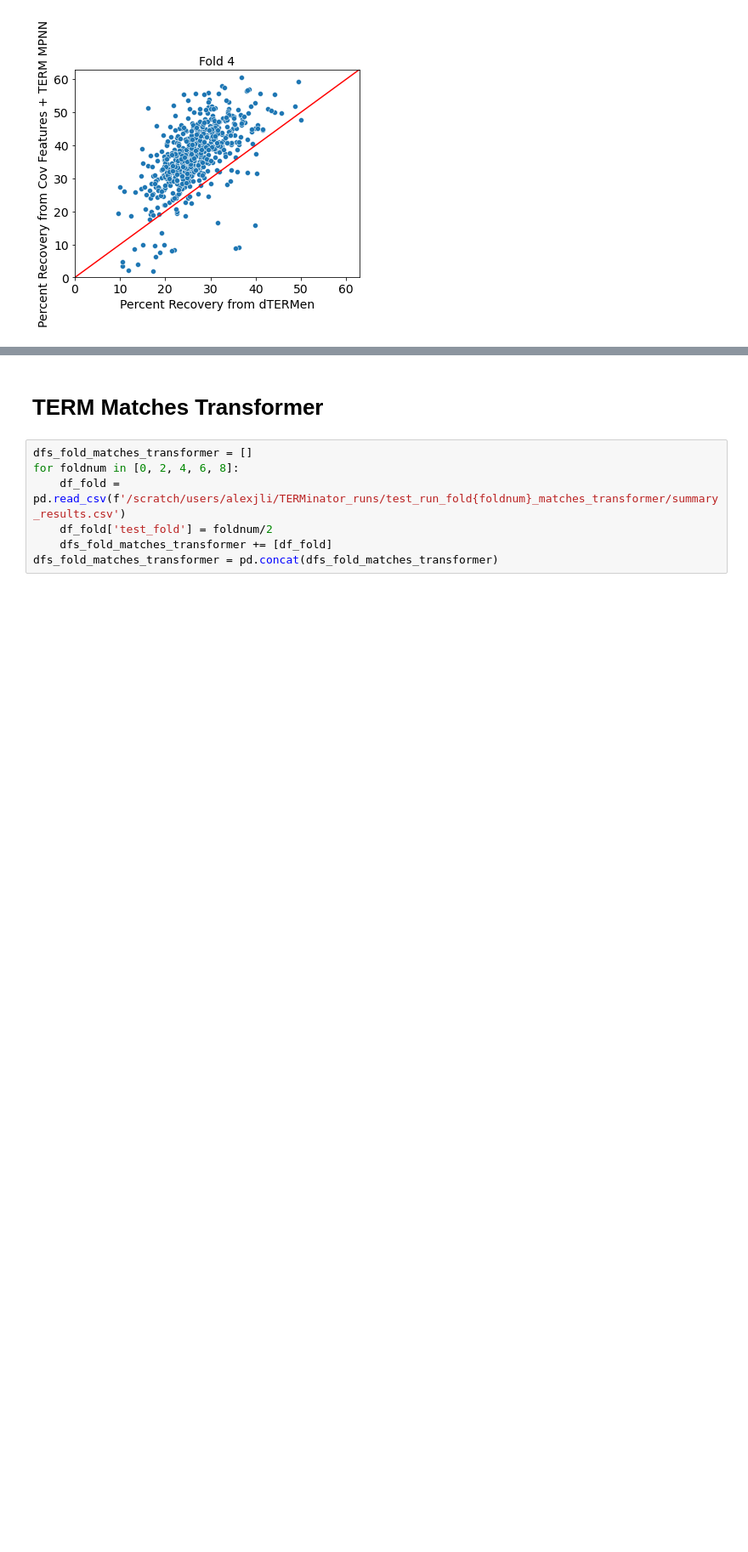
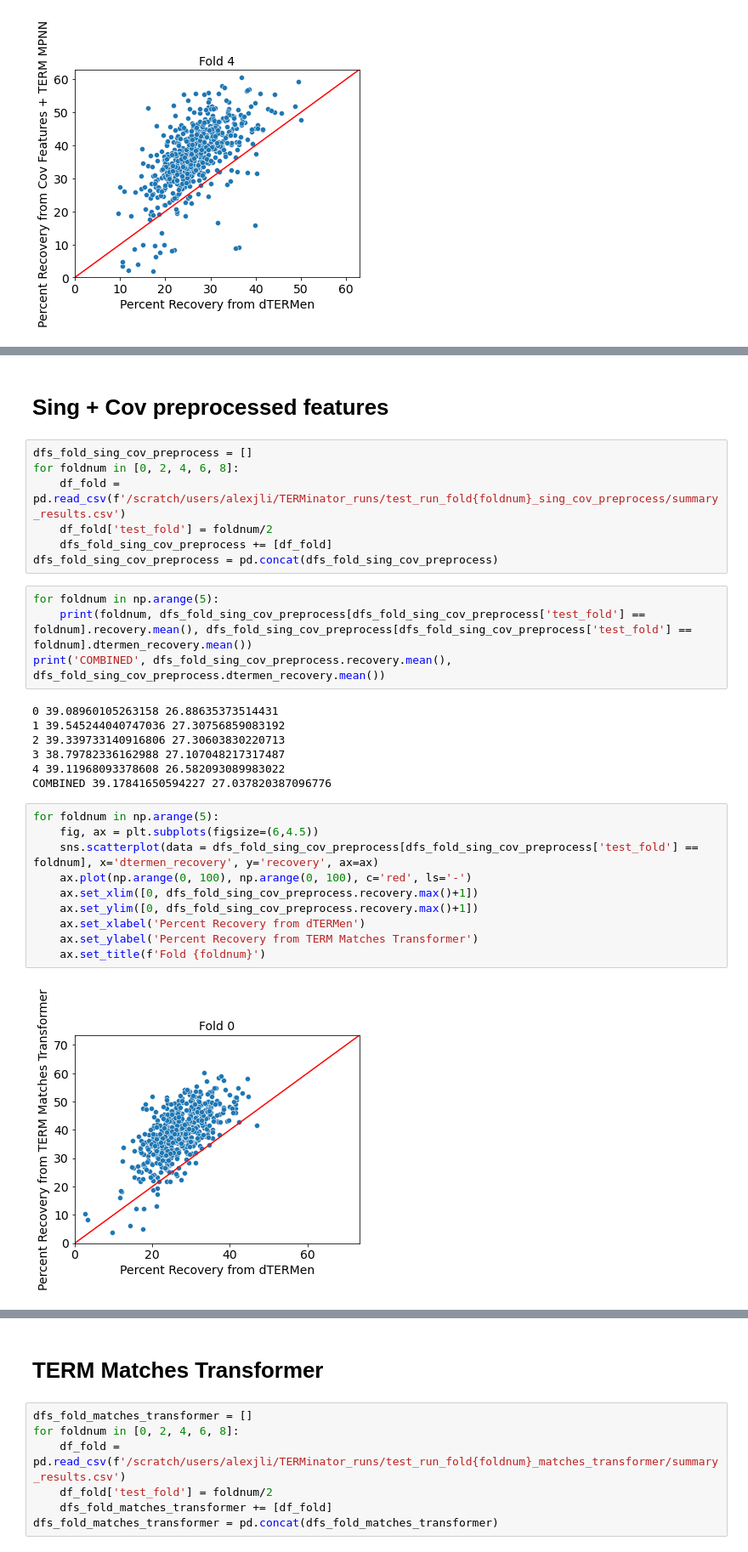
Before and after one commit to alexjli/terminator_public, a Jupyter notebook: analysis/test_run_analysis.ipynb, the cells around one changed output, grey strips where cells are left out. Shown at 85% size. Saved outputs shown, nothing was run; the diff lists cells and outputs as text; blank space fills up the shorter version.

```diff
--- a/analysis/test_run_analysis.ipynb
+++ b/analysis/test_run_analysis.ipynb
@@ -188,0 +225,32 @@ for foldnum in np.arange(5):
+# %% [markdown]
+# Sing + Cov preprocessed features
+# %%
+dfs_fold_sing_cov_preprocess = []
+for foldnum in [0, 2, 4, 6, 8]:
+    df_fold = pd.read_csv(f'/scratch/users/alexjli/TERMinator_runs/test_run_fold{foldnum}_sing_cov_preprocess/summary_results.csv')
+    df_fold['test_fold'] = foldnum/2
+    dfs_fold_sing_cov_preprocess += [df_fold]
+dfs_fold_sing_cov_preprocess = pd.concat(dfs_fold_sing_cov_preprocess)
+# %%
+for foldnum in np.arange(5):
+    print(foldnum, dfs_fold_sing_cov_preprocess[dfs_fold_sing_cov_preprocess['test_fold'] == foldnum].recovery.mean(), dfs_fold_sing_cov_preprocess[dfs_fold_sing_cov_preprocess['test_fold'] == foldnum].dtermen_recovery.mean())
+print('COMBINED', dfs_fold_sing_cov_preprocess.recovery.mean(), dfs_fold_sing_cov_preprocess.dtermen_recovery.mean())
+# %% [output]
+0 39.08960105263158 26.88635373514431
+1 39.545244040747036 27.30756859083192
+2 39.339733140916806 27.30603830220713
+3 38.79782336162988 27.107048217317487
+4 39.11968093378608 26.582093089983022
+COMBINED 39.17841650594227 27.037820387096776
+# %%
+for foldnum in np.arange(5):
+    fig, ax = plt.subplots(figsize=(6,4.5))
+    sns.scatterplot(data = dfs_fold_sing_cov_preprocess[dfs_fold_sing_cov_preprocess['test_fold'] == foldnum], x='dtermen_recovery', y='recovery', ax=ax)
+    ax.plot(np.arange(0, 100), np.arange(0, 100), c='red', ls='-')
+    ax.set_xlim([0, dfs_fold_sing_cov_preprocess.recovery.max()+1])
+    ax.set_ylim([0, dfs_fold_sing_cov_preprocess.recovery.max()+1])
+    ax.set_xlabel('Percent Recovery from dTERMen')
+    ax.set_ylabel('Percent Recovery from TERM Matches Transformer')
+    ax.set_title(f'Fold {foldnum}')
+# %% [output]
+[figure, added]
```
Also changed, not shown: parts of 9 cells of this notebook, 1 other file.
